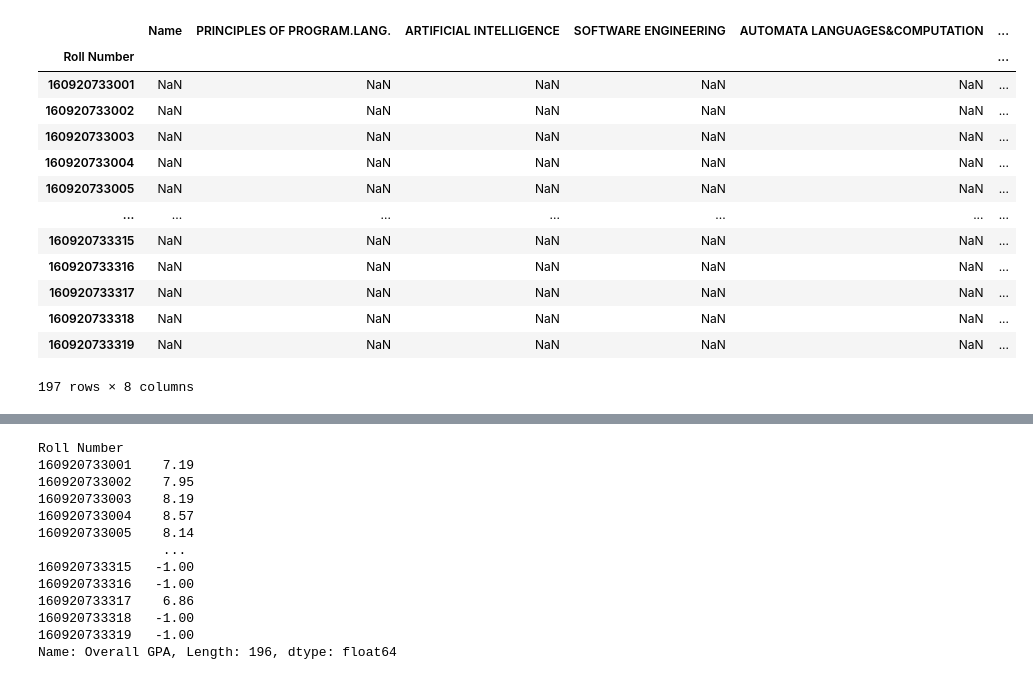
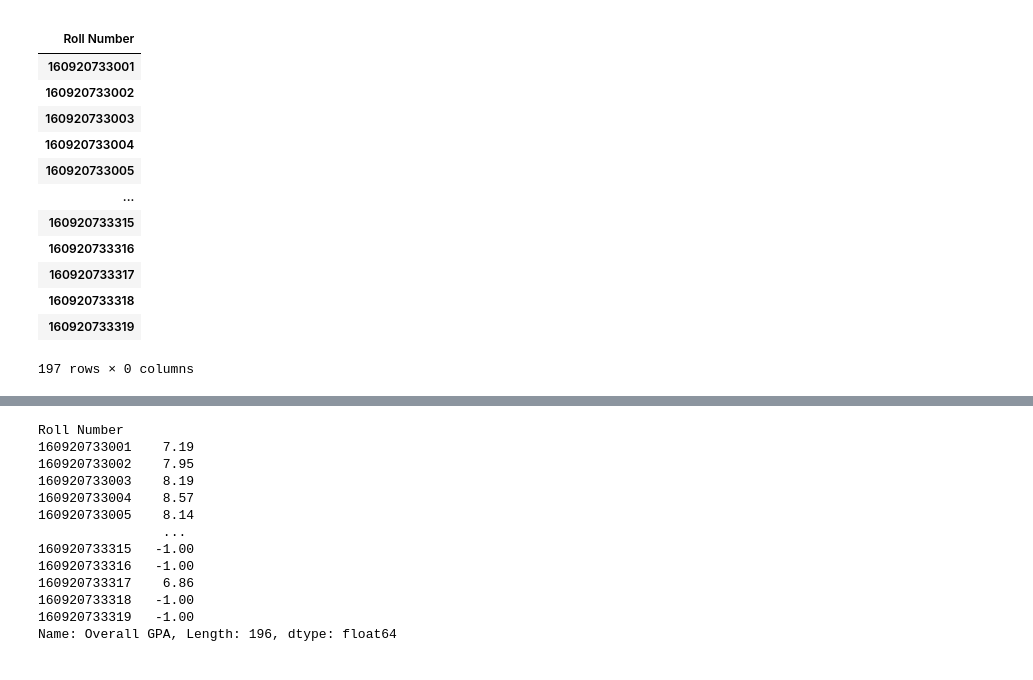
Before and after one commit to Suhaib-Arif/Osmania-5th-Sem-Analysis, a Jupyter notebook: Results-5th-Sem/results.ipynb, the cells around one changed output, grey strips where cells are left out. Cells and saved outputs as stored; diff of their text form; code cells hidden in the pictures.

```diff
--- a/Results-5th-Sem/results.ipynb
+++ b/Results-5th-Sem/results.ipynb
@@ -32,33 +42,22 @@ total_students = total_students[total_students != 160920733156]
 # %%
 # Creating an empty dataframe whose columns are the subject names of the semester
-columns = (
-    "Name",
-    "PRINCIPLES OF PROGRAM.LANG.",
-    "ARTIFICIAL INTELLIGENCE",
-    "SOFTWARE ENGINEERING",
-    "AUTOMATA LANGUAGES&COMPUTATION",
-    "COMPUTER NETWORKS",
-    "OBJECT ORI.ANA.AND DESIGN",
-    "Overall GPA"
-)
 
-
-results_df = pd.DataFrame(columns=columns, index=total_students)
+results_df = pd.DataFrame(index=total_students)
 results_df.index.name = "Roll Number"
 results_df
 # %% [output]
-|  | Name | PRINCIPLES OF PROGRAM.LANG. | ARTIFICIAL INTELLIGENCE | SOFTWARE ENGINEERING | AUTOMATA LANGUAGES&COMPUTATION | ... |
-| Roll Number |  |  |  |  |  | ... |
-| 160920733001 | NaN | NaN | NaN | NaN | NaN | ... |
-| 160920733002 | NaN | NaN | NaN | NaN | NaN | ... |
-| 160920733003 | NaN | NaN | NaN | NaN | NaN | ... |
-| 160920733004 | NaN | NaN | NaN | NaN | NaN | ... |
-| 160920733005 | NaN | NaN | NaN | NaN | NaN | ... |
-| ... | ... | ... | ... | ... | ... | ... |
-| 160920733315 | NaN | NaN | NaN | NaN | NaN | ... |
-| 160920733316 | NaN | NaN | NaN | NaN | NaN | ... |
-| 160920733317 | NaN | NaN | NaN | NaN | NaN | ... |
-| 160920733318 | NaN | NaN | NaN | NaN | NaN | ... |
-| 160920733319 | NaN | NaN | NaN | NaN | NaN | ... |
+|  |
+| Roll Number |
+| 160920733001 |
+| 160920733002 |
+| 160920733003 |
+| 160920733004 |
+| 160920733005 |
+| ... |
+| 160920733315 |
+| 160920733316 |
+| 160920733317 |
+| 160920733318 |
+| 160920733319 |
-197 rows × 8 columns
+197 rows × 0 columns
 # %%
```
Also changed, not shown: parts of 36 cells of this notebook, 1 other file.
